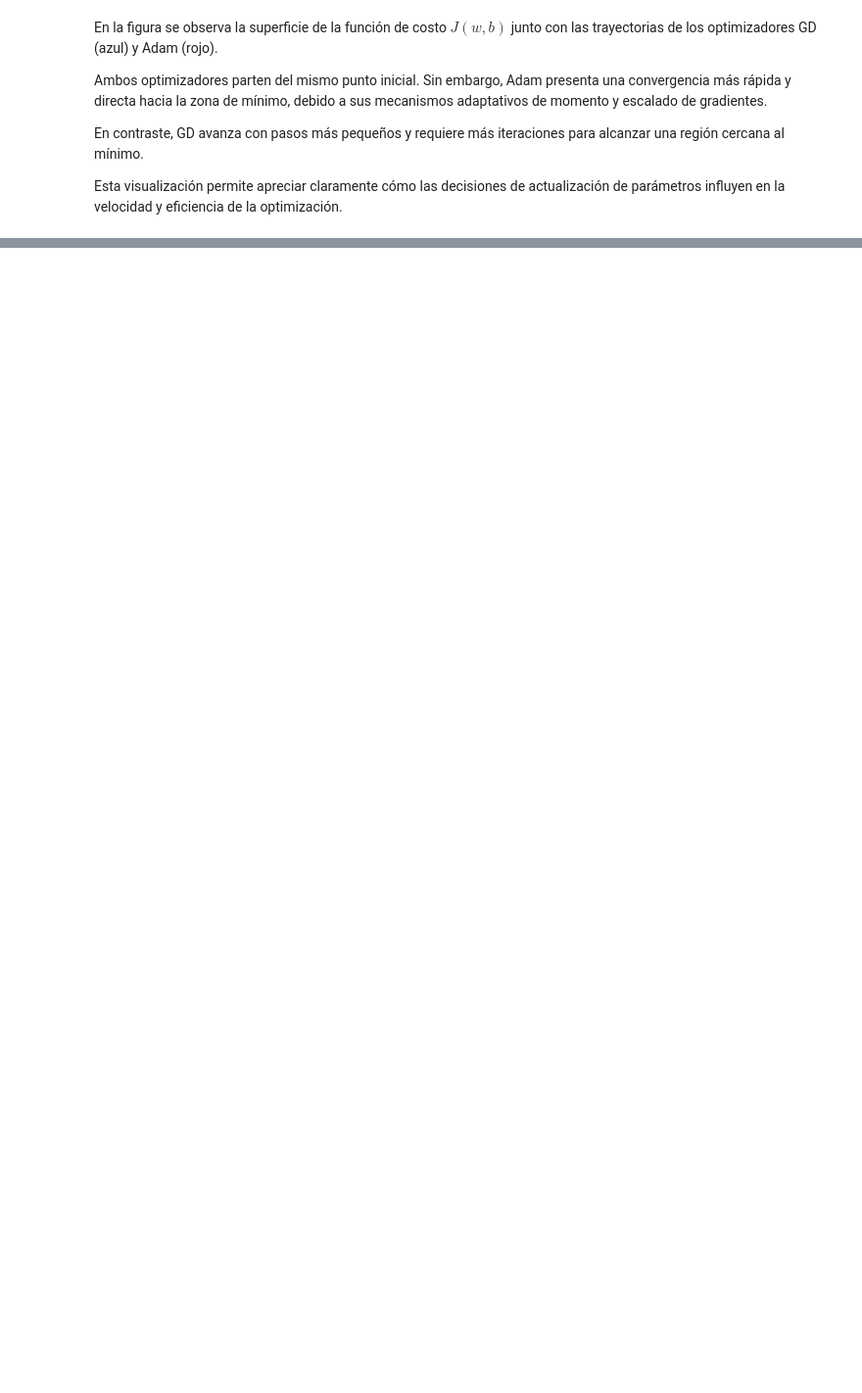
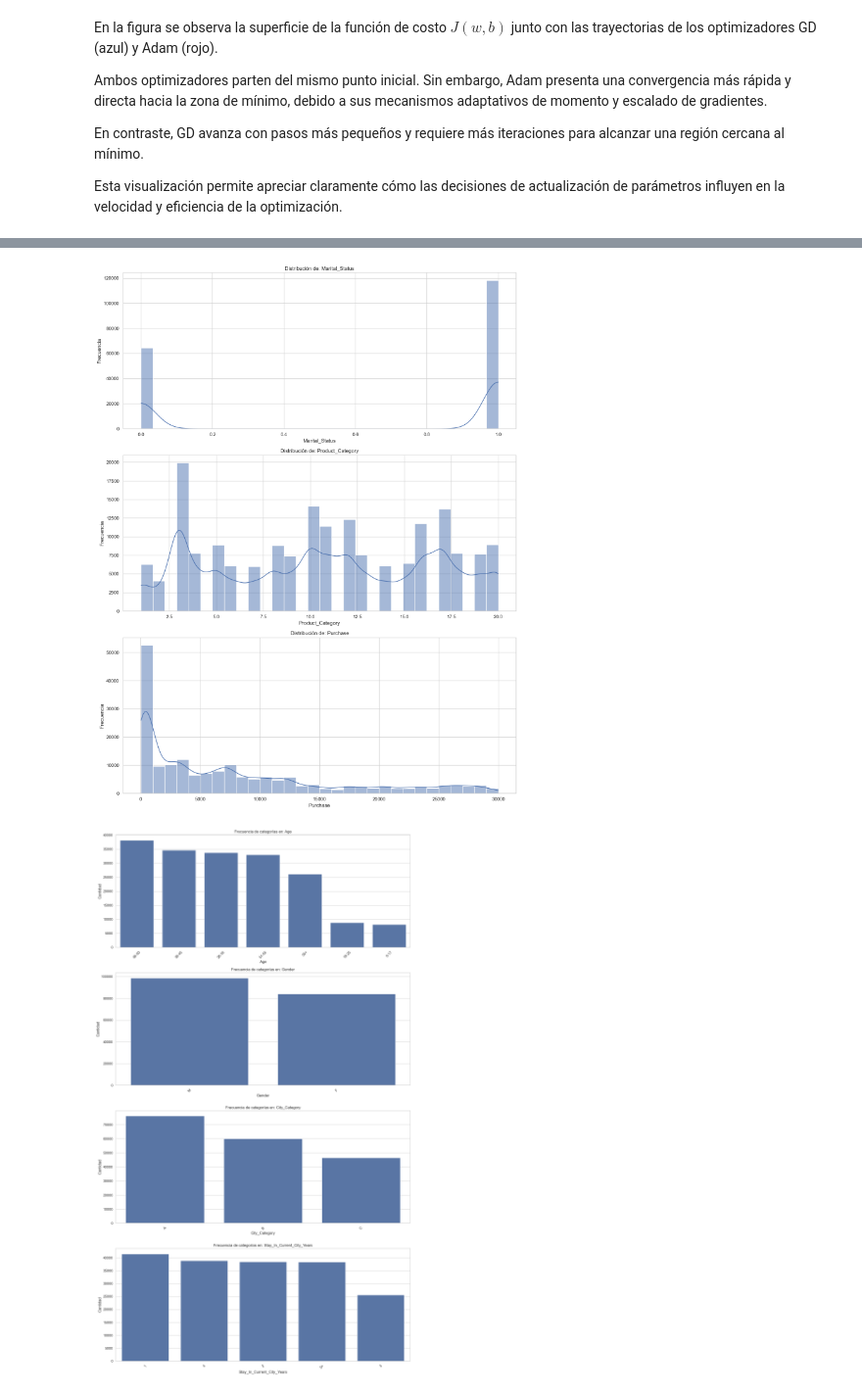
Before and after one commit to jFet1/CEIA-19Co2024, a Jupyter notebook: 3 Bimestre/AP/OJEDA-JUAN-DL-TP1-Co19.ipynb, the cells around one changed output, grey strips where cells are left out. Shown at 98% size. Saved outputs shown, nothing was run; the diff lists cells and outputs as text; code cells hidden in the pictures; blank space fills up the shorter version.

```diff
--- a/3 Bimestre/AP/OJEDA-JUAN-DL-TP1-Co19.ipynb
+++ b/3 Bimestre/AP/OJEDA-JUAN-DL-TP1-Co19.ipynb
@@ -27,11 +24,19 @@ plt.show()
 def tanh(x):
     return np.tanh(x)
 
+
 def tanh_deriv(x):
     return 1 - np.tanh(x) ** 2
 
 # Neurona con tanh
-def single_neuron_tanh(X, y, lr=0.1, epochs=100):
+
+
+def single_neuron_tanh(
+    X: np.ndarray,
+    y: np.ndarray,
+    lr: float = 0.1,
+    epochs: int = 100
+) -> tuple[float, float, list[float], list[tuple[float, float, float]]]:
     """
     Trains a single neuron model using the hyperbolic tangent (tanh) activation function.
     Parameters:
@@ -52,6 +57,8 @@ def single_neuron_tanh(X, y, lr=0.1, epochs=100):
         Trained bias term.
     loss_history : list
         List of loss values (mean squared error) for each epoch during training.
+    trace : list
+        List of tuples containing (weight, bias, loss) at each epoch for tracing the model's evolution.
     Notes:
     ------
     - The function uses the tanh activation function and its derivative for backpropagation.
@@ -86,6 +93,7 @@ def single_neuron_tanh(X, y, lr=0.1, epochs=100):
 
     return w, b, loss_history, trace
 
+
 # Entrenamos
 w, b, losses, trace_gd = single_neuron_tanh(X, y)
 
@@ -93,7 +101,7 @@ w, b, losses, trace_gd = single_neuron_tanh(X, y)
 y_pred = tanh(X * w + b)
 
 # Gráfico de datos y predicción
-plt.figure(figsize=(8,4))
+plt.figure(figsize=(8, 4))
 plt.scatter(X, y, alpha=0.5, label="Datos reales")
 plt.plot(X, y_pred, color='red', label="Predicción de la neurona")
 plt.title("Ajuste con una neurona tanh y entrada unidimensional")
@@ -347,0 +413,49 @@ Esta visualización permite apreciar claramente cómo las decisiones de actualiz
+# %%
+# Excepciones a excluir en ambos gráficos
+columnas_excluir = [
+    "User_ID", "Product_ID", "Product_Subcategory_1", "Product_Subcategory_2"
+]
+
+# Actualizar listas excluyendo esas columnas
+columnas_numericas = [
+    col for col in df.select_dtypes(include=["int64", "float64"]).columns
+    if col not in columnas_excluir
+]
+columnas_categoricas = [
+    col for col in df.select_dtypes(include=["object", "category"]).columns
+    if col not in columnas_excluir
+]
+
+# Graficar histogramas solo para columnas numéricas filtradas
+sns.set(style="whitegrid")
+plt.figure(figsize=(14, 6 * len(columnas_numericas)))
+
+for i, col in enumerate(columnas_numericas):
+    plt.subplot(len(columnas_numericas), 1, i + 1)
+    sns.histplot(data=df, x=col, kde=True, bins=30)
+    plt.title(f"Distribución de: {col}")
+    plt.xlabel(col)
+    plt.ylabel("Frecuencia")
+
+plt.tight_layout()
+plt.show()
+
+
+# Volvemos a generar los countplots excluyendo columnas irrelevantes
+sns.set(style="whitegrid")
+plt.figure(figsize=(14, 6 * len(columnas_categoricas)))
+
+for i, col in enumerate(columnas_categoricas):
+    plt.subplot(len(columnas_categoricas), 1, i + 1)
+    orden = df[col].value_counts().index
+    sns.countplot(data=df, x=col, order=orden)
+    plt.title(f"Frecuencia de categorías en: {col}")
+    plt.xlabel(col)
+    plt.ylabel("Cantidad")
+    plt.xticks(rotation=45)
+
+plt.tight_layout()
+plt.show()
+# %% [output]
+[figure, added]
+[figure, added]
```
Also changed, not shown: parts of 13 cells of this notebook, 2 other files.
